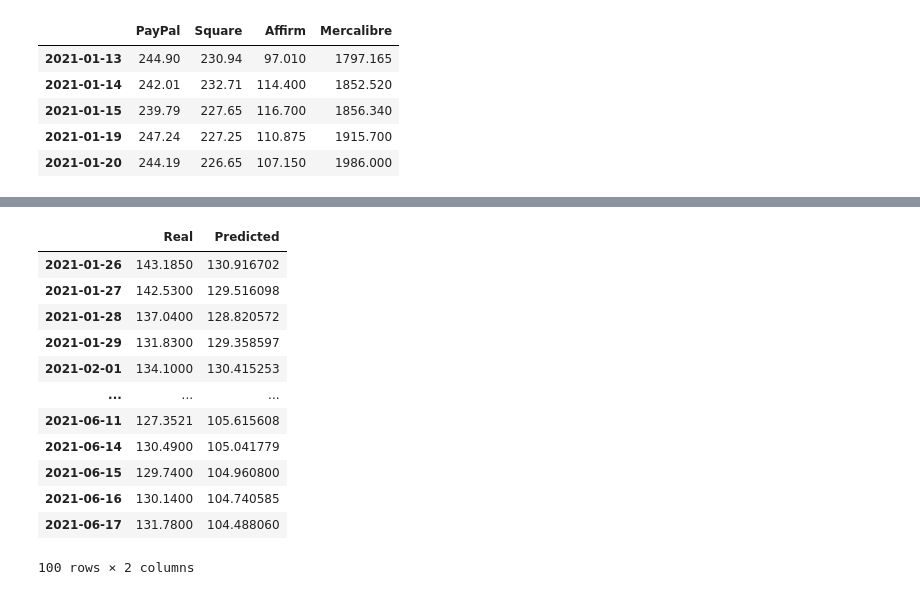
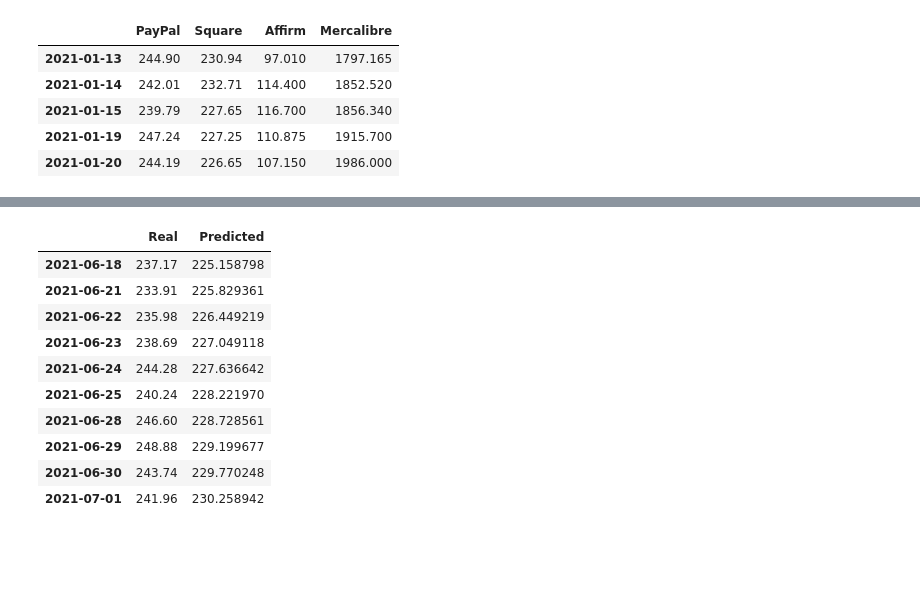
Before and after one commit to dmwalls24/FinTech_Portfolio_Dash, a Jupyter notebook: notebooks/samuel's_notebooks/Notebook.ipynb, the cells around one changed output, grey strips where cells are left out. Cells and saved outputs as stored; diff of their text form; code cells hidden in the pictures; blank space fills up the shorter version.

```diff
--- a/notebooks/samuel's_notebooks/Notebook.ipynb
+++ b/notebooks/samuel's_notebooks/Notebook.ipynb
@@ -96,8 +86,8 @@ def window_data(df, window, feature_col_number, target_col_number):
     return np.array(X), np.array(y).reshape(-1, 1)
 # %%
 window_size = 10
-feature_column = 0
-target_column = 0
+feature_column = 1
+target_column = 1
 X, y = window_data(fintech_df, window_size, feature_column, target_column)
 print (f"X sample values:\n{X[:5]} \n")
 print (f"y sample values:\n{y[:5]}")
@@ -212,5 +197,5 @@ Trainable params: 586
 Non-trainable params: 0
 _________________________________________________________________
 # %%
-model.fit(X_train, y_train, epochs=10, shuffle=False, batch_size=1, verbose=1)
+model.fit(X_train, y_train, epochs=20, shuffle=False, batch_size=1, verbose=1)
 # %% [output]
@@ -248,21 +230,19 @@ real_prices = scaler.inverse_transform(y_test.reshape(-1, 1))
 # %%
 stocks = pd.DataFrame({
     "Real": real_prices.ravel(),
     "Predicted": predicted_prices.ravel()
-    }, index = data.index[-len(real_prices): ])
-stocks.head(100)
+    }, index = fintech_df.index[-len(real_prices): ])
+stocks.head(10)
 # %% [output]
 |  | Real | Predicted |
-| 2021-01-26 | 143.1850 | 130.916702 |
-| 2021-01-27 | 142.5300 | 129.516098 |
-| 2021-01-28 | 137.0400 | 128.820572 |
-| 2021-01-29 | 131.8300 | 129.358597 |
-| 2021-02-01 | 134.1000 | 130.415253 |
-| ... | ... | ... |
-| 2021-06-11 | 127.3521 | 105.615608 |
-| 2021-06-14 | 130.4900 | 105.041779 |
-| 2021-06-15 | 129.7400 | 104.960800 |
-| 2021-06-16 | 130.1400 | 104.740585 |
-| 2021-06-17 | 131.7800 | 104.488060 |
+| 2021-06-18 | 237.17 | 225.158798 |
+| 2021-06-21 | 233.91 | 225.829361 |
+| 2021-06-22 | 235.98 | 226.449219 |
+| 2021-06-23 | 238.69 | 227.049118 |
+| 2021-06-24 | 244.28 | 227.636642 |
+| 2021-06-25 | 240.24 | 228.221970 |
+| 2021-06-28 | 246.60 | 228.728561 |
+| 2021-06-29 | 248.88 | 229.199677 |
+| 2021-06-30 | 243.74 | 229.770248 |
+| 2021-07-01 | 241.96 | 230.258942 |
-100 rows × 2 columns
 # %%
```
Also changed, not shown: parts of 9 cells of this notebook.
